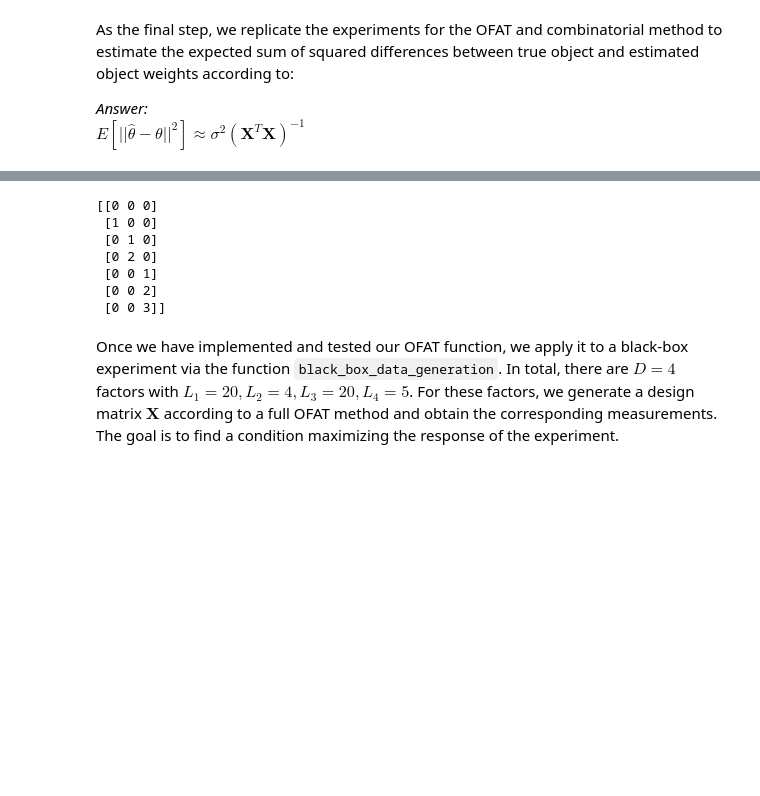
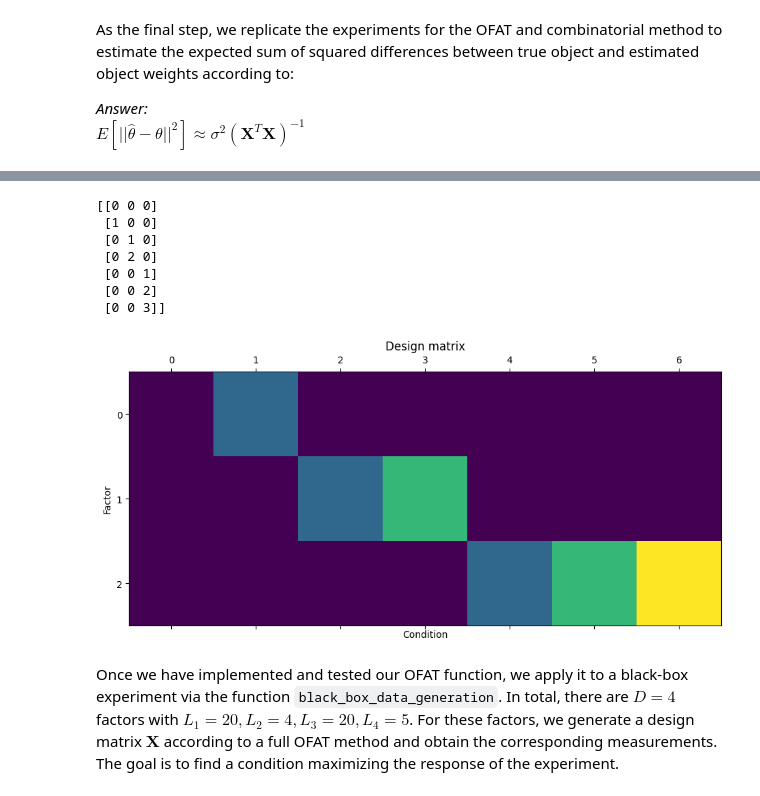
Before and after one commit to Liphip/e2ml, a Jupyter notebook: notebooks/05_classic_doe_I.ipynb, the cells around one changed output, grey strips where cells are left out. Saved outputs shown, nothing was run; the diff lists cells and outputs as text; code cells hidden in the pictures; blank space fills up the shorter version.

```diff
--- a/notebooks/05_classic_doe_I.ipynb
+++ b/notebooks/05_classic_doe_I.ipynb
@@ -122,27 +122,33 @@ Once, the implementation has been completed, we check our implementation's valid
 # %%
 from e2ml.experimentation import one_factor_at_a_time
 
 levels = [2, 3, 4]
 
 # Obtain the design matrix `X` for the given levels.
 X = one_factor_at_a_time(levels)
 
 assert X.shape[0] == 7, "The number of conditions is wrong."
 assert X.shape[1] == 3, "The number of factors is wrong."
 assert ~(((X > 0).sum(axis=-1) > 1).any()), "There is one row with more than one change factor."
 for l_idx, l in enumerate(levels):
     assert np.array_equal(np.unique(X[:, l_idx]), np.arange(l)), f"No all levels were tested of factor {l_idx}."
 
 # Print the design matrix.
 print(X)
+plt.matshow(X.T)
+plt.xlabel("Condition")
+plt.ylabel("Factor")
+plt.title("Design matrix")
+plt.show()
 # %% [output]
 [[0 0 0]
  [1 0 0]
  [0 1 0]
  [0 2 0]
  [0 0 1]
  [0 0 2]
  [0 0 3]]
+[figure, added]
 # %% [markdown]
 Once we have implemented and tested our OFAT function, we apply it to a black-box experiment via the function `black_box_data_generation`. In total, there are
 $D=4$ factors with $L_1 = 20, L_2 = 4, L_3 = 20, L_4 = 5$. For these factors, we generate a design matrix $\mathbf{X}$ according to a full OFAT method and obtain the corresponding measurements. The goal is to find a condition maximizing the response of the experiment.
```
Also changed, not shown: parts of 2 cells of this notebook, 5 other files.
